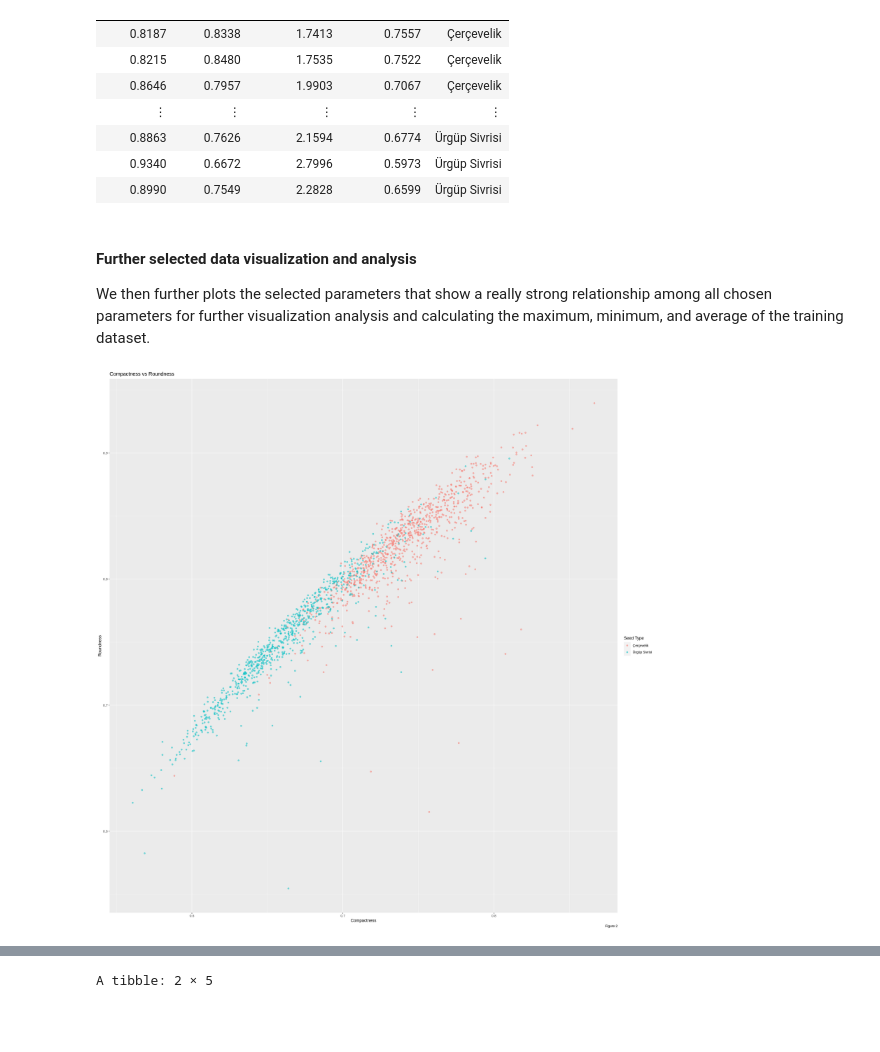
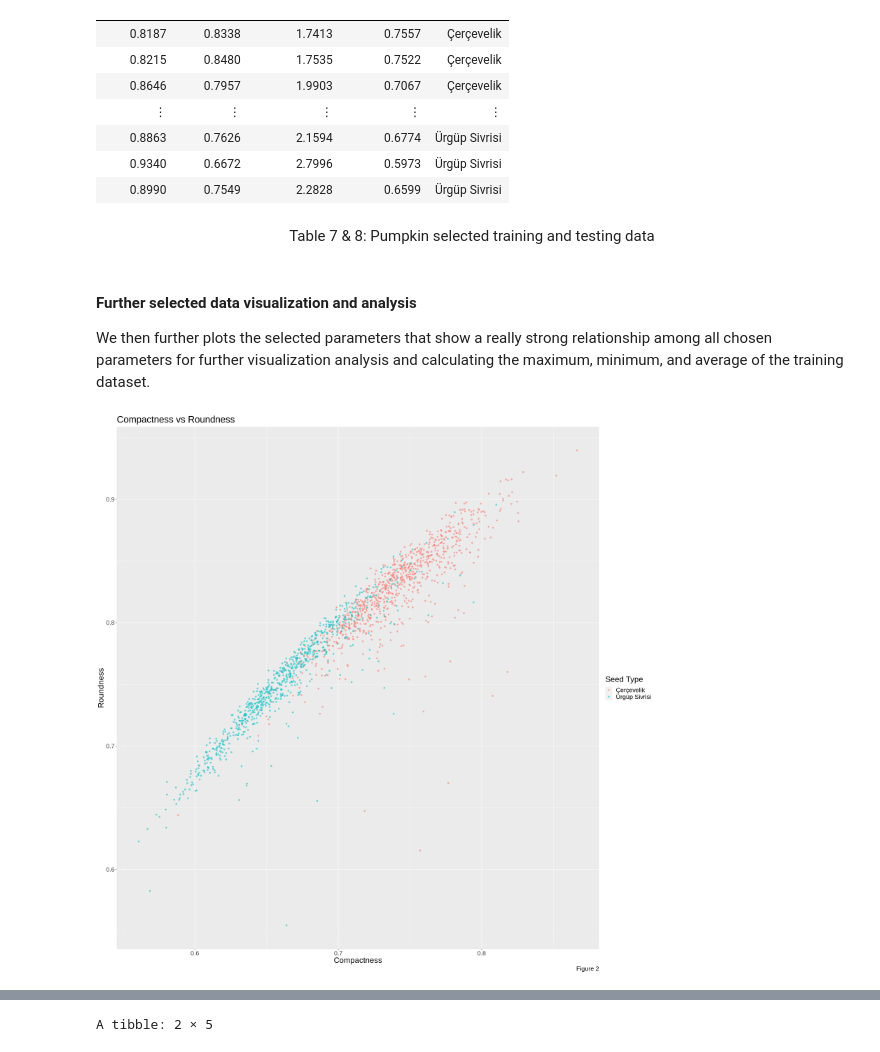
Before and after one commit to FarrelRamdhani/DSCI-100-Team-Project, a Jupyter notebook: project_report.ipynb, the cells around one changed output, grey strips where cells are left out. Drawn from its saved outputs; the diff is of its cells as text; code cells hidden in the pictures; blank space fills up the shorter version.

```diff
--- a/project_report.ipynb
+++ b/project_report.ipynb
@@ -210,6 +228,8 @@ A tibble: 834 × 5
 | 0.8863 | 0.7626 | 2.1594 | 0.6774 | Ürgüp Sivrisi |
 | 0.9340 | 0.6672 | 2.7996 | 0.5973 | Ürgüp Sivrisi |
 | 0.8990 | 0.7549 | 2.2828 | 0.6599 | Ürgüp Sivrisi |
+# %% [markdown]
+<div align="center"> Table 7 & 8: Pumpkin selected training and testing data
 # %% [markdown]
 #### Further selected data visualization and analysis
 
@@ -217,11 +237,12 @@ We then further plots the selected parameters that show a really strong relation
 # %%
 pumpkin_plot_1 <- ggplot(train_pumpkin, aes(x = Compactness, y = Roundness, color = Class)) +
                     geom_point(alpha = 0.5) +
-                    labs(x = "Compactness", y = "Roundness", color = "Seed Type", title="Compactness vs Roundness", caption = "Figure 2")
+                    labs(x = "Compactness", y = "Roundness", color = "Seed Type", title="Compactness vs Roundness", caption = "Figure 2") +
+                    theme(text=element_text(size=20))
 
 pumpkin_plot_1
 # %% [output]
-[figure, old version]
+[figure, new version]
 # %%
 pumpkin_plot_2 <- ggplot(train_pumpkin, aes(x = Aspect_Ration, y = Roundness, color = Class)) +
                     geom_point(alpha = 0.5) +
```
Also changed, not shown: parts of 32 cells of this notebook.
